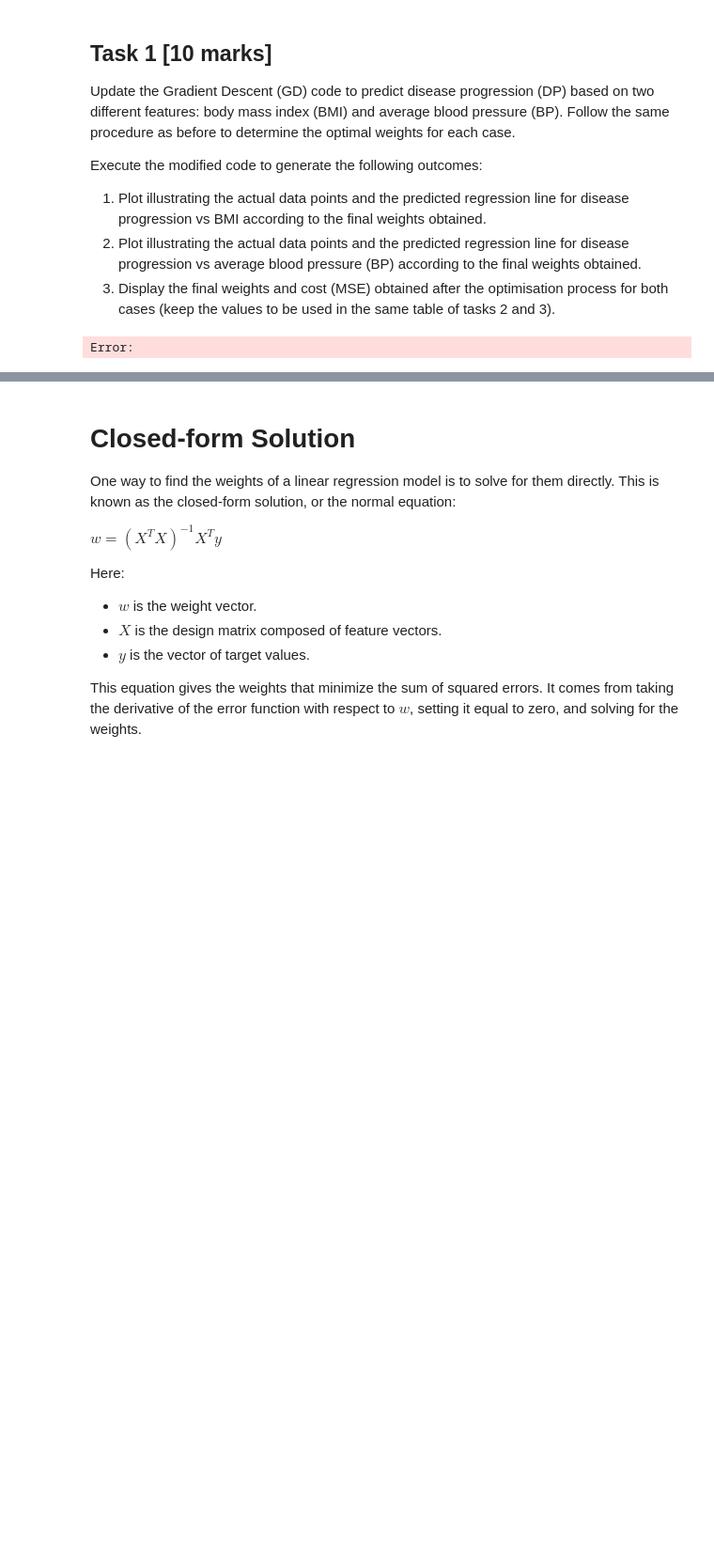
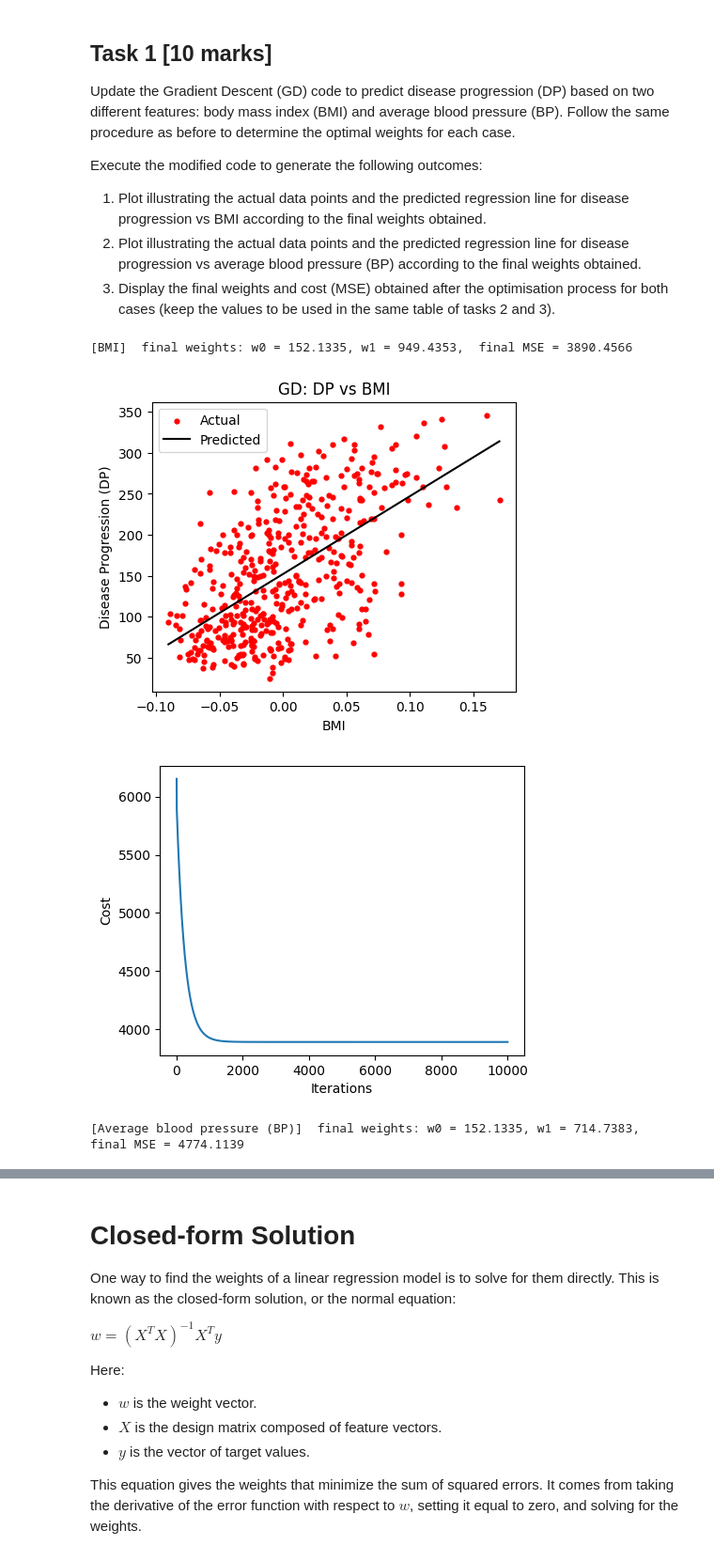
Before and after one commit to Marc0s-ikp/imperial_eee_machine_learning_course-main, a Jupyter notebook: 02_ML_LR.ipynb, the cells around one changed output, grey strips where cells are left out. Shown at 94% size. Saved outputs shown, nothing was run; the diff lists cells and outputs as text; code cells hidden in the pictures; blank space fills up the shorter version.

```diff
--- a/02_ML_LR.ipynb
+++ b/02_ML_LR.ipynb
@@ -252,6 +252,11 @@ Execute the modified code to generate the following outcomes:
 3. Display the final weights and cost (MSE) obtained after the optimisation process for both cases (keep the values to be used in the same table of tasks 2 and 3).
 # %%
 # Task 1
+from sklearn.datasets import load_diabetes
+
+# Load the diabetes dataset
+diabetes = load_diabetes()
+
 def fit_gd(n_iter, x, Y, lr):
     Xb = np.column_stack((np.ones(len(x)), x))   # add bias column x0 = 1
     W = np.zeros(2)
@@ -262,31 +267,34 @@ def fit_gd(n_iter, x, Y, lr):
         W[1] += lr * ((Y - pred) * Xb[:, 1]).mean()
         costs.append(cost(Xb, W, Y))
     return W, costs
 
 def plot_fit(x, Y, W, xlabel, title):
     order = np.argsort(x)
     plt.figure(figsize=(5, 4))
     plt.scatter(x, Y, color='red', s=12, label='Actual')
     plt.plot(x[order], W[0] + W[1] * x[order], color='black', label='Predicted')
     plt.xlabel(xlabel)
     plt.ylabel('Disease Progression (DP)')
     plt.title(title)
     plt.legend(loc='upper left')
     plt.show()
 
 lr = 0.9
 n_iter = 10000
 features = {'bmi': 'BMI', 'bp': 'Average blood pressure (BP)'}
 Y = diabetes_data["DP"].values
 
 results = {}   # results[feature][method] = (w0, w1, MSE) — reused in Tasks 2 and 3
 for feat, label in features.items():
     x = diabetes_data[feat].values
     W_gd, costs = fit_gd(n_iter, x, Y, lr)
     J = costs[-1]
     results[feat] = {'Gradient Descent': (W_gd[0], W_gd[1], J)}
     print(f"[{label}]  final weights: w0 = {W_gd[0]:.4f}, w1 = {W_gd[1]:.4f},  final MSE = {J:.4f}")
     plot_fit(x, Y, W_gd, label, f'GD: DP vs {label}')
     plot_cost(costs)
 # %% [output]
-Error:
+[BMI]  final weights: w0 = 152.1335, w1 = 949.4353,  final MSE = 3890.4566
+[figure, added]
+[figure, added]
+[Average blood pressure (BP)]  final weights: w0 = 152.1335, w1 = 714.7383,  final MSE = 4774.1139
```
Also changed, not shown: parts of 22 cells of this notebook.
